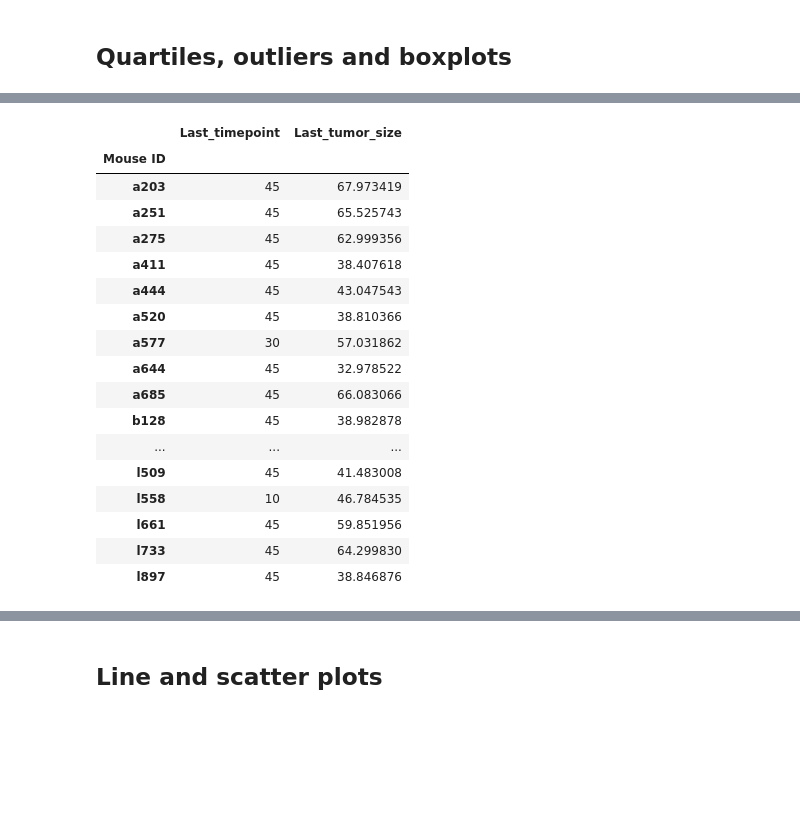
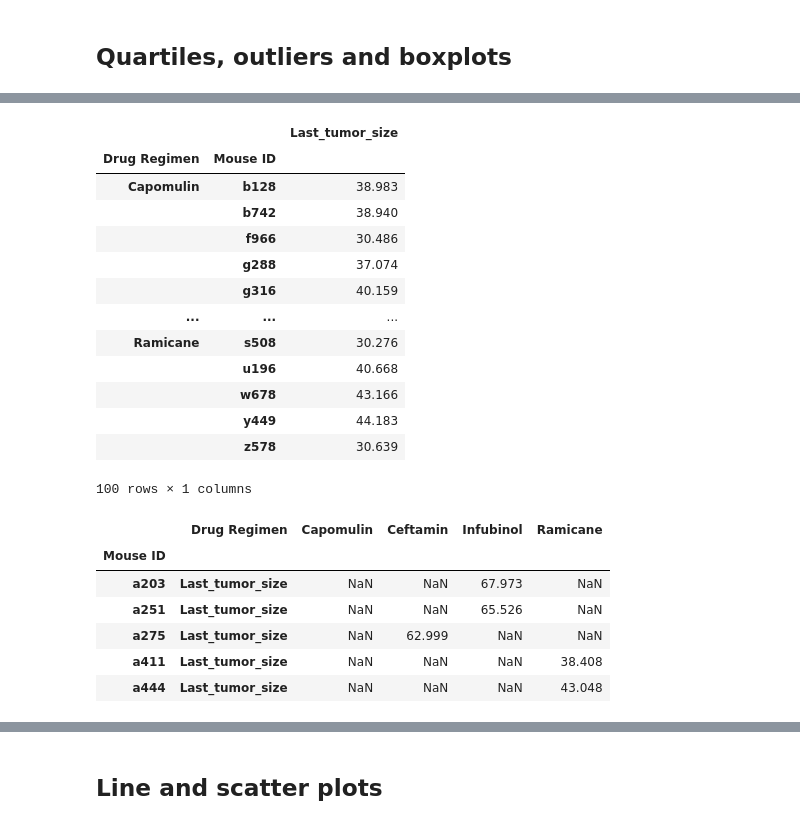
Before and after one commit to kipmadden/Pymaceuticals, a Jupyter notebook: pymaceuticals_starter.ipynb, the cells around one changed output, grey strips where cells are left out. Saved outputs shown, nothing was run; the diff lists cells and outputs as text; code cells hidden in the pictures; blank space fills up the shorter version.

```diff
--- a/pymaceuticals_starter.ipynb
+++ b/pymaceuticals_starter.ipynb
@@ -299,29 +299,38 @@ four_drugs.head()
 | 3 | k403 | Ramicane | Male | 21 | 16 | 15 | 34.223992 | ... |
 | 4 | k403 | Ramicane | Male | 21 | 16 | 20 | 32.997729 | ... |
 # %%
-# Then groupby 'Mouse ID' and use the .agg method
-four_max_timepoint = four_drugs.groupby(['Mouse ID']).agg(\
-        # Get the last value of the Timepoint column using a lambda function selecting the element in -1 position\
-        Last_timepoint=('Timepoint', lambda x: x.iloc[-1]),\
+# Then groupby 'Mouse ID' and use the .agg method and chain a round method to output 3 digits after the zero
+four_last_tumor = four_drugs.groupby(['Drug Regimen','Mouse ID']).agg(\
         # Get the last value of the 'Tumor Volume (mm3)' column using a lambda function selecting the element in -1 position
-        Last_tumor_size=('Tumor Volume (mm3)',lambda x: x.iloc[-1]))
-four_max_timepoint.head(50)
+        Last_tumor_size=('Tumor Volume (mm3)',lambda x: x.iloc[-1])).round(3)
+four_last_tumor
 # %% [output]
-|  | Last_timepoint | Last_tumor_size |
-| Mouse ID |  |  |
-| a203 | 45 | 67.973419 |
-| a251 | 45 | 65.525743 |
-| a275 | 45 | 62.999356 |
-| a411 | 45 | 38.407618 |
-| a444 | 45 | 43.047543 |
-| a520 | 45 | 38.810366 |
-| a577 | 30 | 57.031862 |
-| a644 | 45 | 32.978522 |
-| a685 | 45 | 66.083066 |
-| b128 | 45 | 38.982878 |
+|  |  | Last_tumor_size |
+| Drug Regimen | Mouse ID |  |
+| Capomulin | b128 | 38.983 |
+|  | b742 | 38.940 |
+|  | f966 | 30.486 |
+|  | g288 | 37.074 |
+|  | g316 | 40.159 |
 | ... | ... | ... |
-| l509 | 45 | 41.483008 |
-| l558 | 10 | 46.784535 |
-| l661 | 45 | 59.851956 |
-| l733 | 45 | 64.299830 |
-| l897 | 45 | 38.846876 |
+| Ramicane | s508 | 30.276 |
+|  | u196 | 40.668 |
+|  | w678 | 43.166 |
+|  | y449 | 44.183 |
+|  | z578 | 30.639 |
+100 rows × 1 columns
+# %%
+# Generate a box plot of the final tumor volume of each mouse across four regimens of interest
+
+# Reshape dataframe with Drug Regimen as columns by using unstack, also move Last_tumor_size to index using stack
+four_last_tumor_unstack = four_last_tumor.stack(level=0).unstack(level=0)
+# View the result to confirm transpose
+four_last_tumor_unstack.head()
+# %% [output]
+|  | Drug Regimen | Capomulin | Ceftamin | Infubinol | Ramicane |
+| Mouse ID |  |  |  |  |  |
+| a203 | Last_tumor_size | NaN | NaN | 67.973 | NaN |
+| a251 | Last_tumor_size | NaN | NaN | 65.526 | NaN |
+| a275 | Last_tumor_size | NaN | 62.999 | NaN | NaN |
+| a411 | Last_tumor_size | NaN | NaN | NaN | 38.408 |
+| a444 | Last_tumor_size | NaN | NaN | NaN | 43.048 |
```
Also changed, not shown: parts of 4 cells of this notebook.
